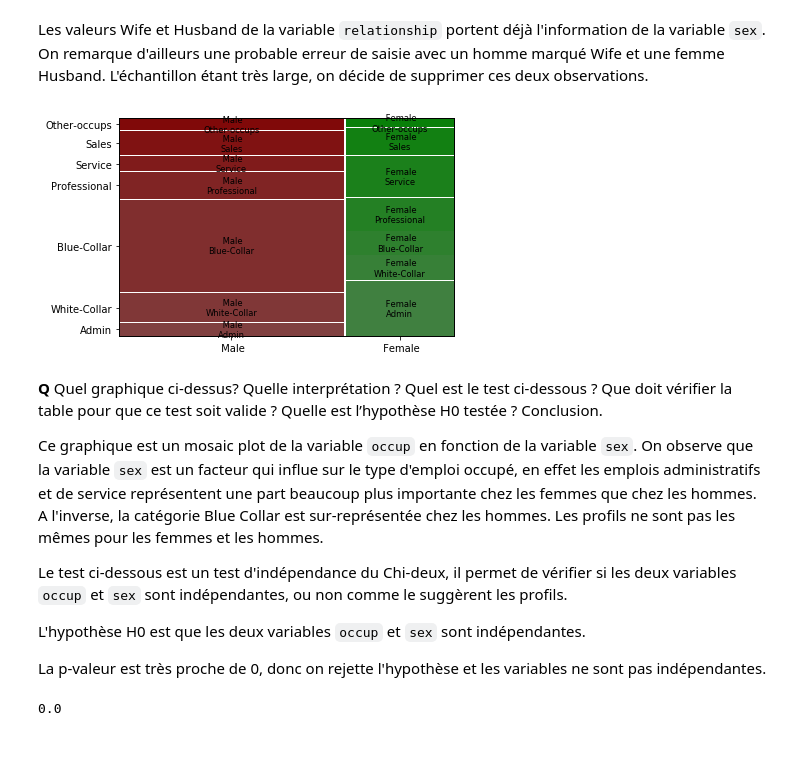
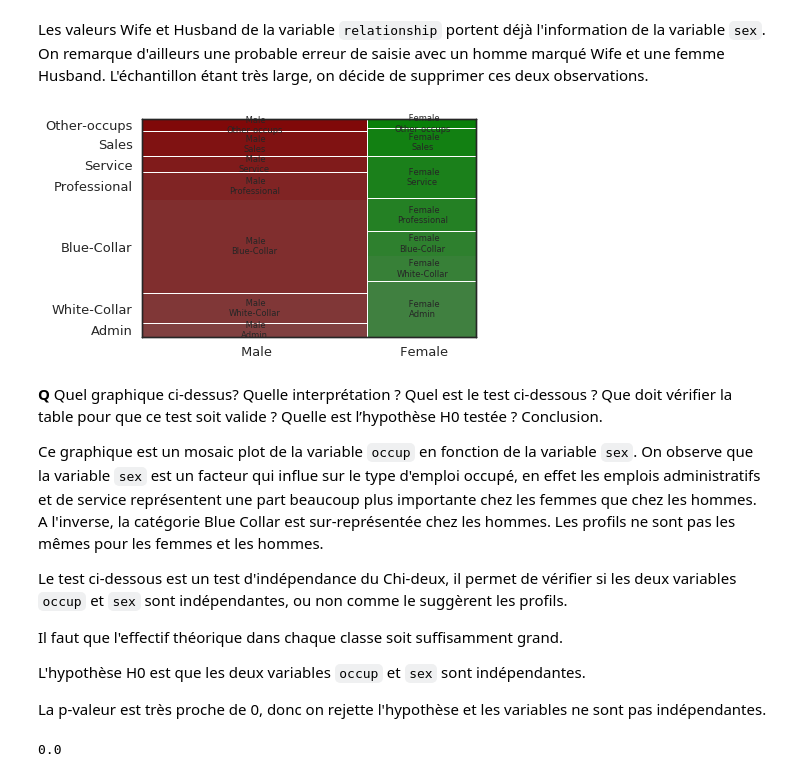
Before and after one commit to PaulCharnay/Exploration, a Jupyter notebook: Explo-Python-AdultCensus.ipynb, the cells around one changed output. Cells and saved outputs as stored; diff of their text form; code cells hidden in the pictures; blank space fills up the shorter version.

Commit message:
Début passage à Seaborn

```diff
--- a/Explo-Python-AdultCensus.ipynb
+++ b/Explo-Python-AdultCensus.ipynb
@@ -63,6 +63,9 @@ La production d'un calepin aide à cette mémoire lors de l'analyse préliminair
 import pandas as pd
 import numpy as np
 import matplotlib.pyplot as plt
+import seaborn as sns
+import warnings
+sns.set(style="white", context="talk")
 %matplotlib inline
 pd.options.mode.chained_assignment = None  # default='warn'
 # %%
@@ -408,10 +410,10 @@ adult = adult[(adult["sex"] != "Male") | (adult["relationship"] != "Wife")]
 # %%
 from statsmodels.graphics.mosaicplot import mosaic
 
-mos = mosaic(adult, ["sex", "occup"])
+mosaic(adult, ["sex", "occup"])
 plt.show()
 # %% [output]
-[figure, old version]
+[figure, new version]
 # %% [markdown]
 **Q** Quel graphique ci-dessus?  Quelle interprétation ? Quel est le test ci-dessous ? Que doit vérifier la table pour que ce test soit valide ? Quelle est l’hypothèse H0 testée ? Conclusion.
 
@@ -419,6 +421,8 @@ Ce graphique est un mosaic plot de la variable `occup` en fonction de la variabl
 
 Le test ci-dessous est un test d'indépendance du Chi-deux, il permet de vérifier si les deux variables `occup` et `sex` sont indépendantes, ou non comme le suggèrent les profils.
 
+Il faut que l'effectif théorique dans chaque classe soit suffisamment grand.
+
 L'hypothèse H0 est que les deux variables `occup` et `sex` sont indépendantes.
 
 La p-valeur est très proche de 0, donc on rejette l'hypothèse et les variables ne sont pas indépendantes.
```
Also changed, not shown: parts of 10 cells of this notebook.
